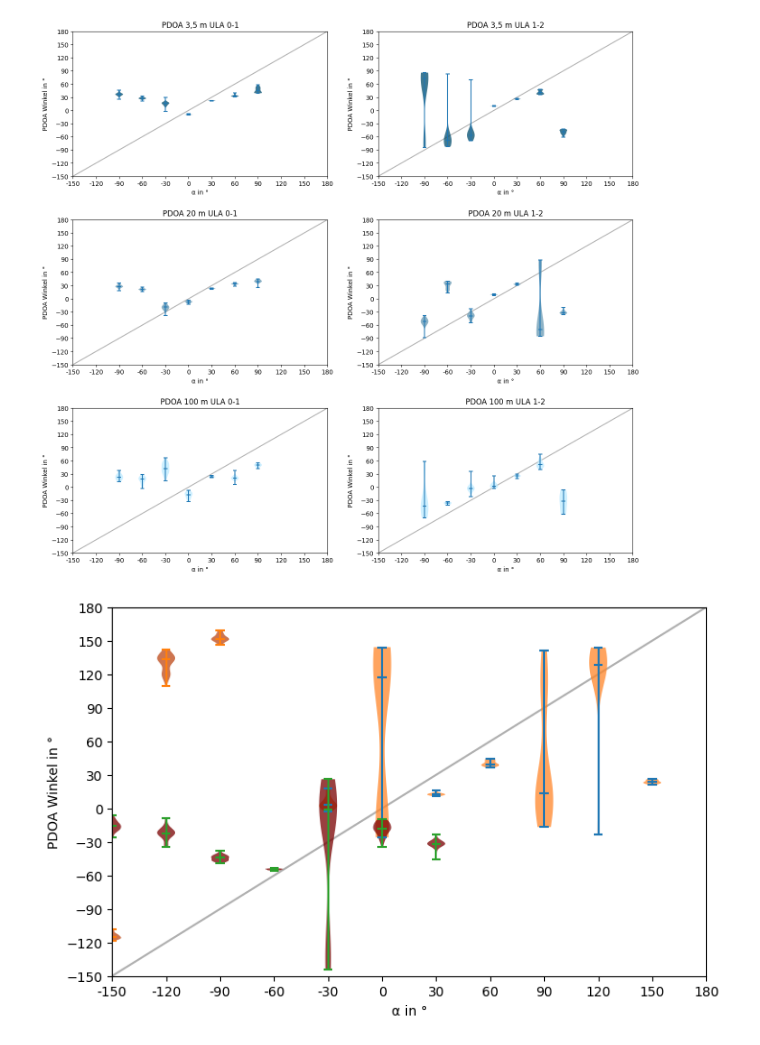
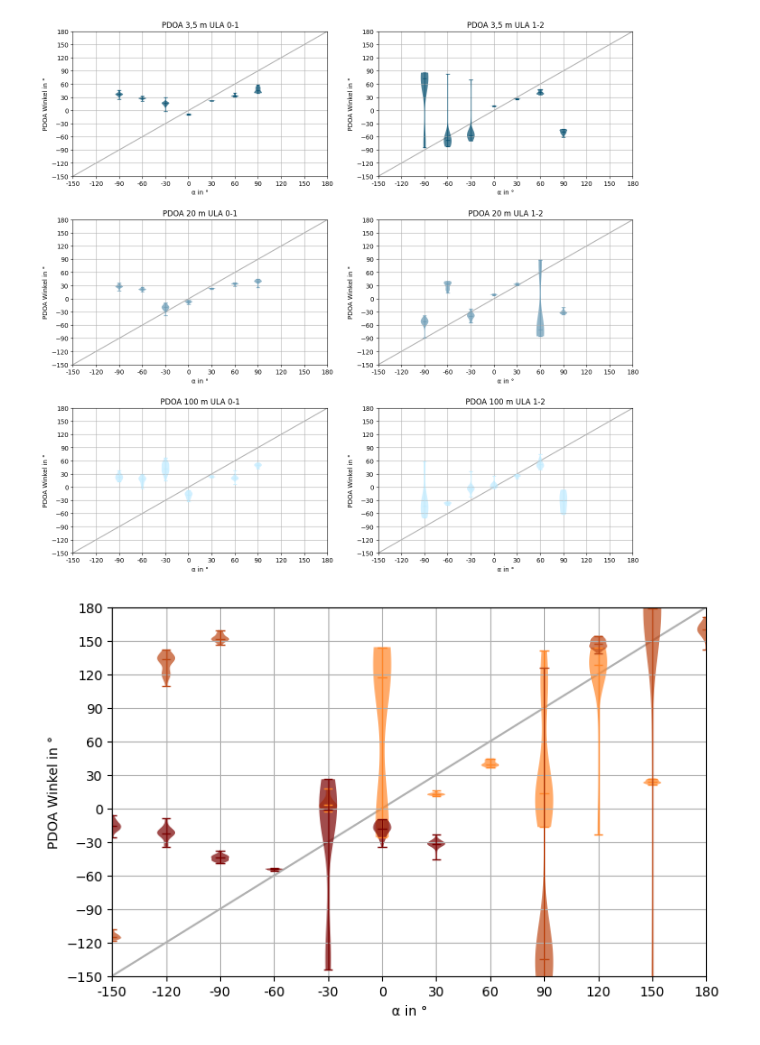
Before and after one commit to mathklk/QCDF, a Jupyter notebook: analyze/pdoa.ipynb, the cells around one changed output. Drawn from its saved outputs; the diff is of its cells as text; code cells hidden in the pictures.

```diff
--- a/analyze/pdoa.ipynb
+++ b/analyze/pdoa.ipynb
@@ -1254,7 +1284,7 @@ for ax in list(ula_axs.flatten()) + [uca_ax]:
     make_x_angle(ax, angles180)
     make_y_angle(ax, angles180)
     ax.plot(angles180, angles180, color='#b0b0b0', zorder=-1)
-    # ax.grid(True, which="major", axis="both")
+    ax.grid(True, which="major", axis="both")
     ax.set_ylabel(f"PDOA Winkel in °")
 
 def violin(ax: Axes, series: pd.Series, **kwargs):
@@ -1272,34 +1302,43 @@ def violin(ax: Axes, series: pd.Series, **kwargs):
     if not pairs:
         return
 
     data, positions = zip(*pairs)
     parts = ax.violinplot(data, positions=positions, widths=10, showmedians=True)
 
     color = kwargs.get('color')
     if color is not None:
         for body in parts['bodies']:
             body.set_facecolor(color)
-            body.set_alpha(0.75)
+            # body.set_edgecolor(color)
+            # body.set_linewidth(1.0)
+            body.set_alpha(0.7)
+
+        for key in ('cbars', 'cmins', 'cmaxes', 'cmedians'):
+            if key in parts:
+                parts[key].set_color(color)
+                parts[key].set_linewidth(1.0)
 
 # ULA 3.5 m
 violin(ula_axs[0,0], tests[0].df['pdoa01'], title="PDOA 3,5 m ULA 0-1", color=tests[0].color())
 violin(ula_axs[0,1], tests[0].df['pdoa12'], title="PDOA 3,5 m ULA 1-2", color=tests[0].color())
 # ULA 20 m
 violin(ula_axs[1,0], tests[1].df['pdoa01'], title="PDOA 20 m ULA 0-1", color=tests[1].color())
 violin(ula_axs[1,1], tests[1].df['pdoa12'], title="PDOA 20 m ULA 1-2", color=tests[1].color())
 # ULA 100 m
 violin(ula_axs[2,0], tests[2].df['pdoa01'], title="PDOA 100 m ULA 0-1", color=tests[2].color())
 violin(ula_axs[2,1], tests[2].df['pdoa12'], title="PDOA 100 m ULA 1-2", color=tests[2].color())
 # UCA
 violin(uca_ax, tests[3].df['pdoa01'].loc[tests[3].df['pdoa01'].index.isin(ucaRange01)],    color=uca_colors[0])
 violin(uca_ax, tests[3].df['pdoa12'].loc[tests[3].df['pdoa12'].index.isin(ucaRange12[0])], color=uca_colors[1])
+violin(uca_ax, tests[3].df['pdoa12'].loc[tests[3].df['pdoa12'].index.isin(ucaRange12[1])], color=uca_colors[1])
 violin(uca_ax, tests[3].df['pdoa02'].loc[tests[3].df['pdoa02'].index.isin(ucaRange02)],    color=uca_colors[2])
 # uca_ax.vlines([-60, 60, 180, -180], -180, 180)
 
 # for ax in list(ula_axs.flatten()) + [uca_ax]:
 #     legend(ax)
 
-ula_fig.savefig("plots/PDOA_QuantileArea_vs_Alpha.pdf", bbox_inches="tight")
+ula_fig.savefig("plots/PDOA_ULA_Violins_vs_Alpha.pdf", bbox_inches="tight")
+uca_fig.savefig("plots/PDOA_UCA_Violins_vs_Alpha.pdf", bbox_inches="tight")
 # %% [output]
-[figure, old version]
+[figure, new version]
-[figure, old version]
+[figure, new version]
```
Also changed, not shown: parts of 5 cells of this notebook, 1 other file.
